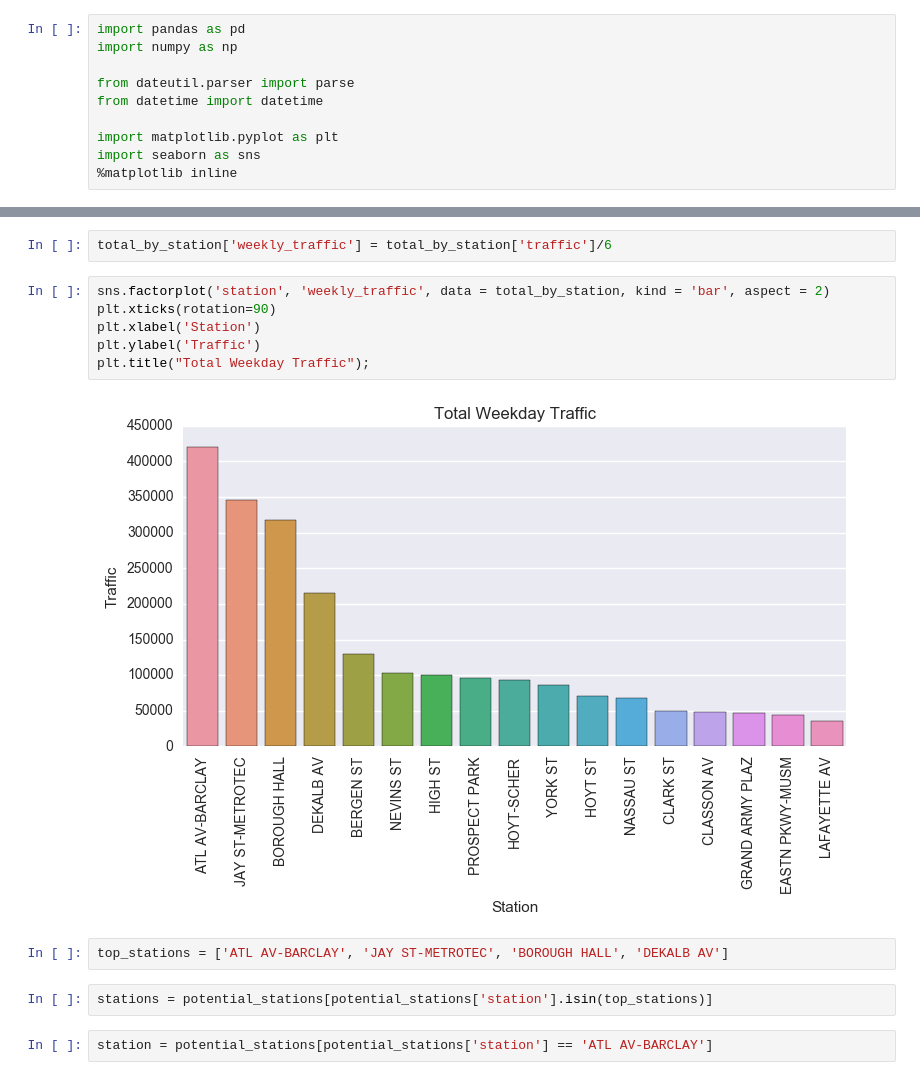
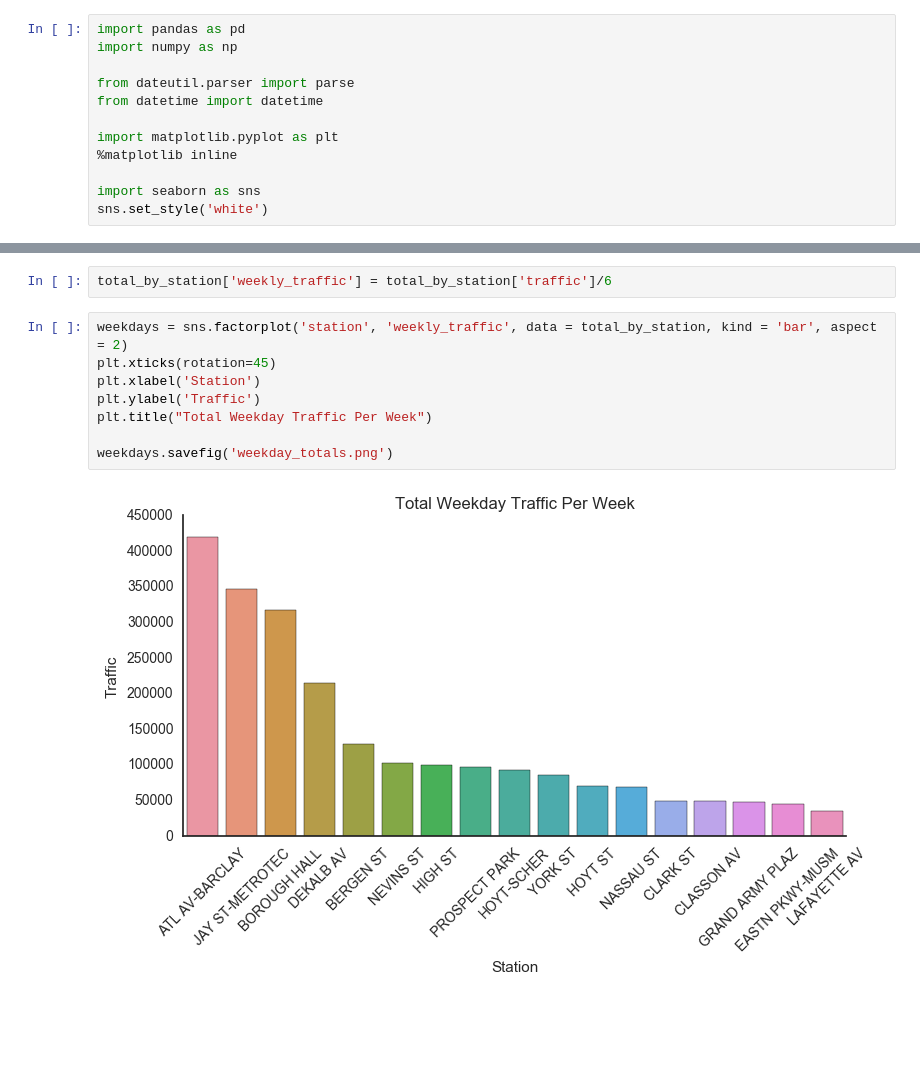
Before and after one commit to emw1687/benson, a Jupyter notebook: mta_turnstiles_eda_eva.ipynb, the cells around one changed output, grey strips where cells are left out. Saved outputs shown, nothing was run; the diff lists cells and outputs as text; blank space fills up the shorter version.

```diff
--- a/mta_turnstiles_eda_eva.ipynb
+++ b/mta_turnstiles_eda_eva.ipynb
@@ -6,8 +6,10 @@ from dateutil.parser import parse
 from datetime import datetime
 
 import matplotlib.pyplot as plt
+%matplotlib inline
+
 import seaborn as sns
-%matplotlib inline
+sns.set_style('white')
 # %%
 #zip code data
 zip_codes_raw = 'zips.csv'
@@ -132,16 +134,12 @@ total_by_station = potential_stations.groupby(by='station', as_index=False).sum(
 # %%
 total_by_station['weekly_traffic'] = total_by_station['traffic']/6
 # %%
-sns.factorplot('station', 'weekly_traffic', data = total_by_station, kind = 'bar', aspect = 2)
-plt.xticks(rotation=90)
+weekdays = sns.factorplot('station', 'weekly_traffic', data = total_by_station, kind = 'bar', aspect = 2)
+plt.xticks(rotation=45)
 plt.xlabel('Station')
 plt.ylabel('Traffic')
-plt.title("Total Weekday Traffic");
+plt.title("Total Weekday Traffic Per Week")
+
+weekdays.savefig('weekday_totals.png')
 # %% [output]
-[figure, old version]
+[figure, new version]
-# %%
-top_stations = ['ATL AV-BARCLAY', 'JAY ST-METROTEC', 'BOROUGH HALL', 'DEKALB AV']
-# %%
-stations = potential_stations[potential_stations['station'].isin(top_stations)]
-# %%
-station = potential_stations[potential_stations['station'] == 'ATL AV-BARCLAY']
```
Also changed, not shown: parts of 13 cells of this notebook, 5 other files.
